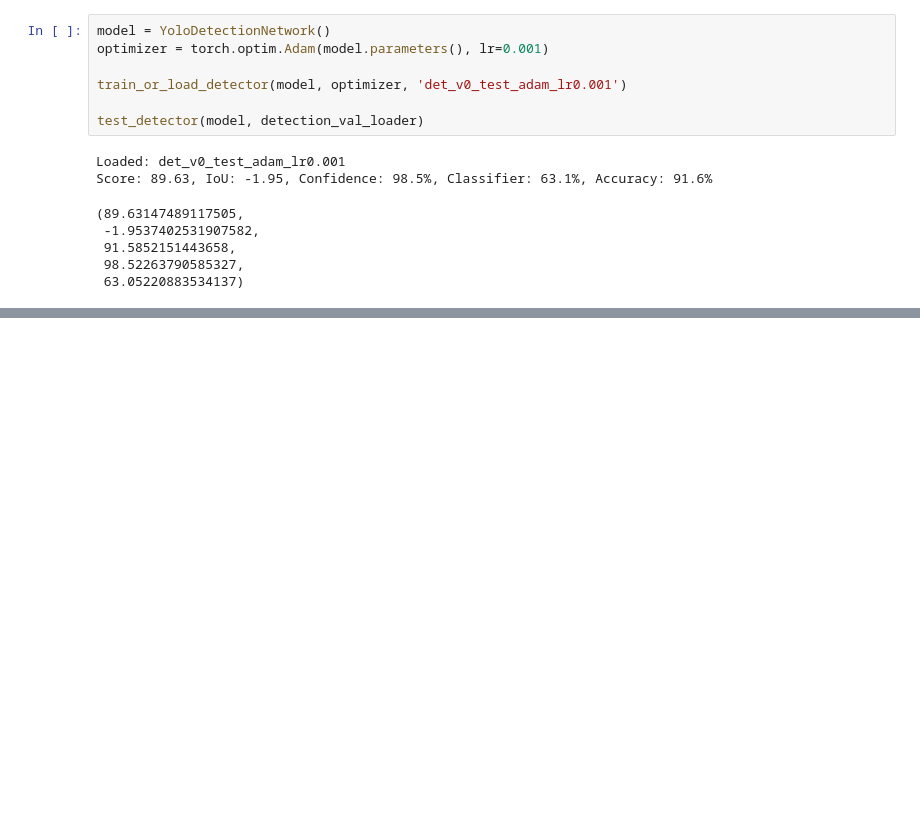
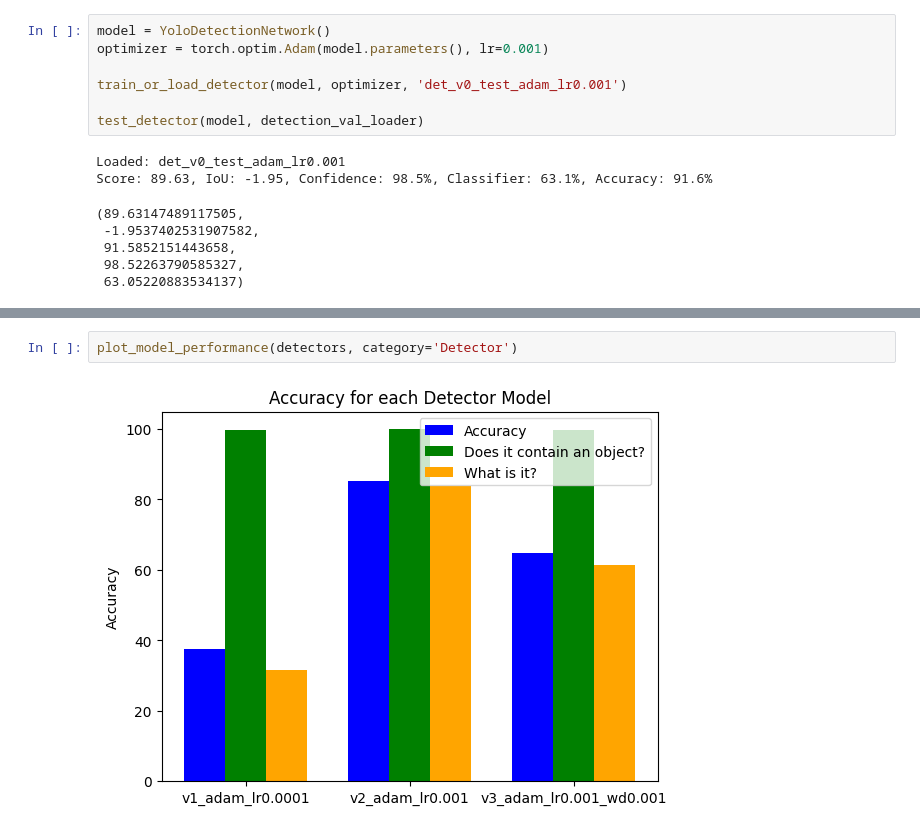
Before and after one commit to MatsM16/uib.inf265.project2, a Jupyter notebook: cnn.ipynb, the cells around one changed output, grey strips where cells are left out. Drawn from its saved outputs; the diff is of its cells as text; blank space fills up the shorter version.

```diff
--- a/cnn.ipynb
+++ b/cnn.ipynb
@@ -644,0 +634,4 @@ Score: 86.33, IoU: -1.48, Confidence: 96.9%, Classifier: 46.9%, Accuracy: 87.8%
+# %%
+plot_model_performance(detectors, category='Detector')
+# %% [output]
+[figure, added]
```
Also changed, not shown: parts of 4 cells of this notebook, 4 other files.
